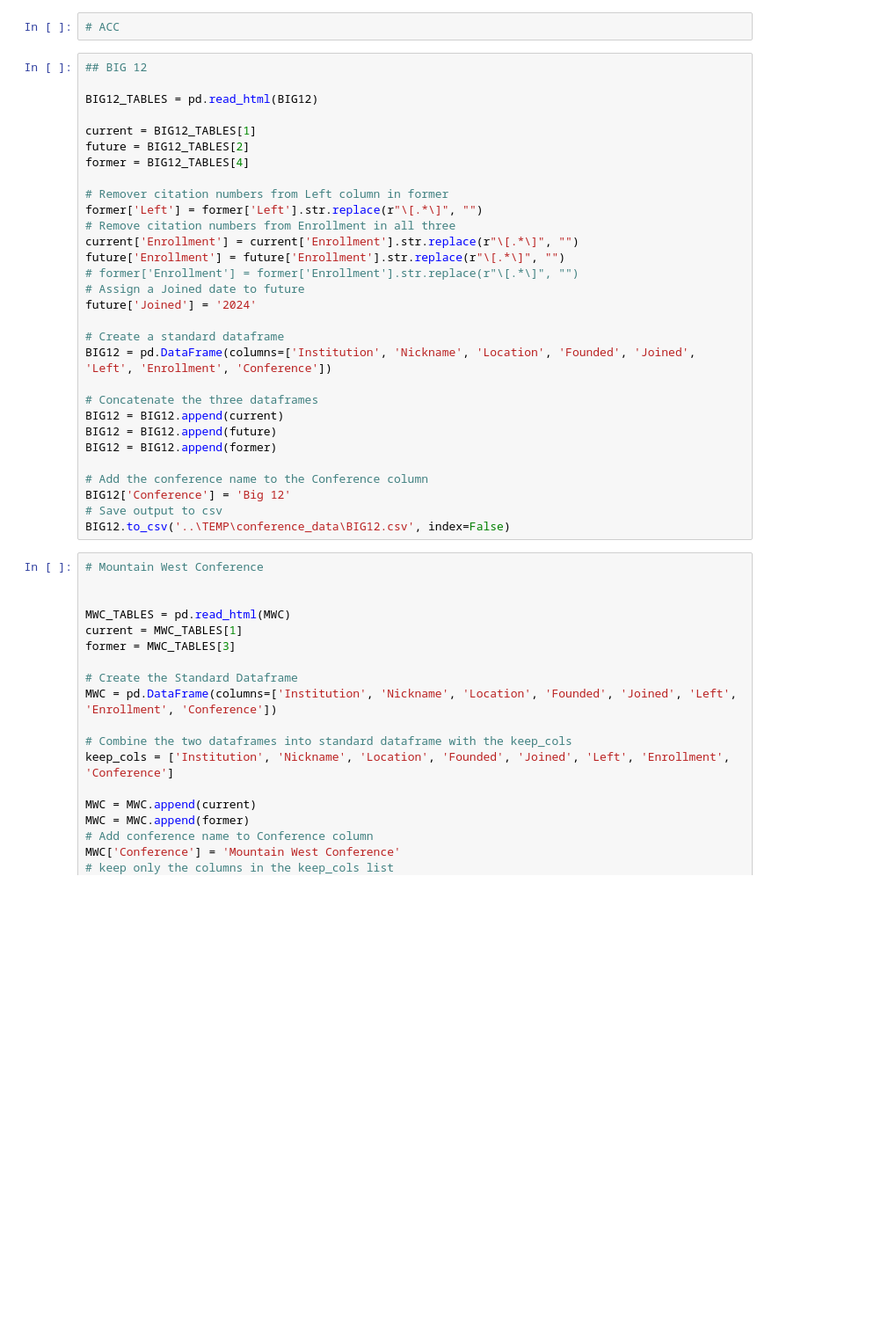
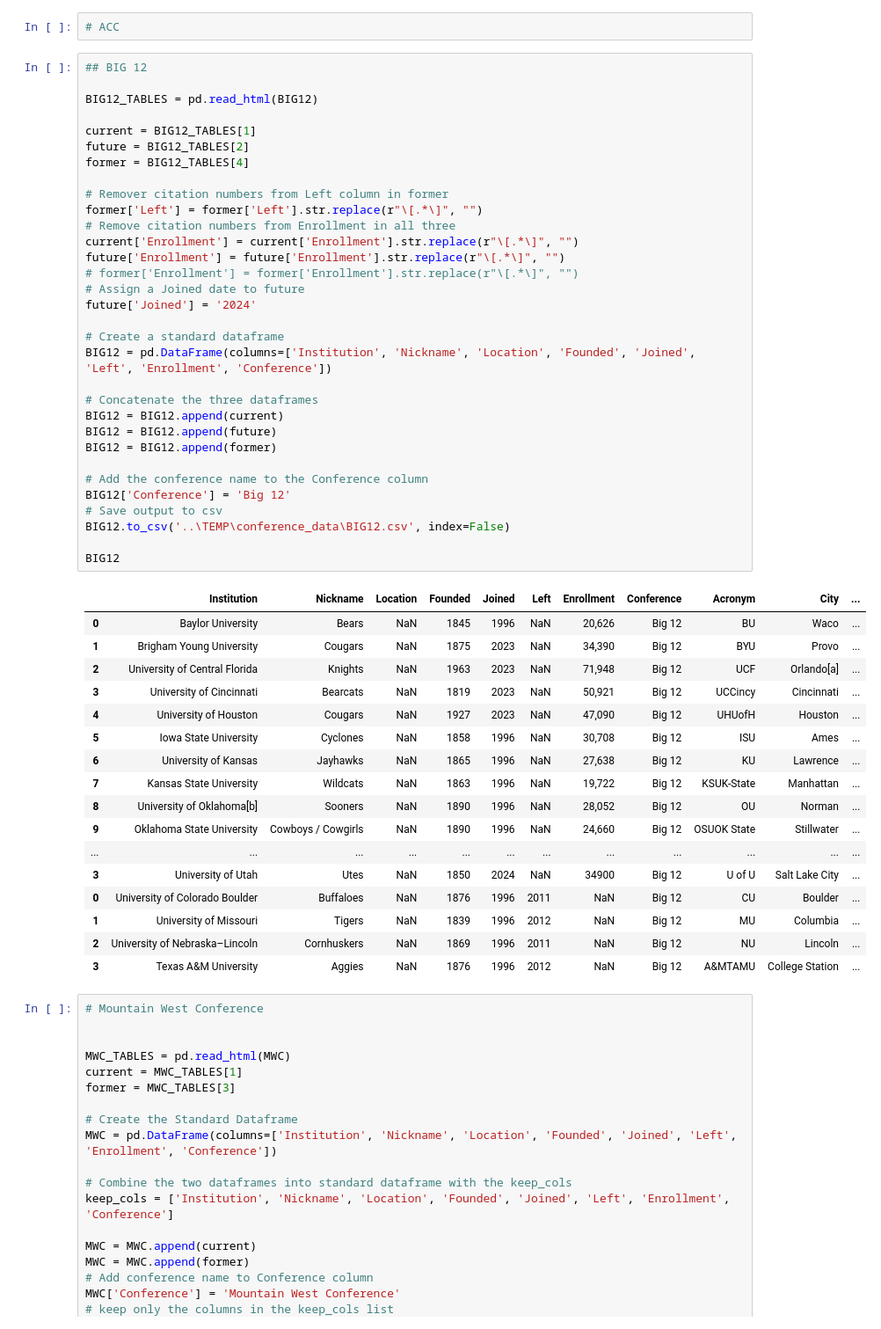
Before and after one commit to JSmith1826/cfb_conferences, a Jupyter notebook: workbook/conference_scrape_updated.ipynb, the cells around one changed output. Shown at 88% size. Cells and saved outputs as stored; diff of their text form; blank space fills up the shorter version.

```diff
--- a/workbook/conference_scrape_updated.ipynb
+++ b/workbook/conference_scrape_updated.ipynb
@@ -512,33 +507,53 @@ ACC
 # %%
 ## BIG 12
 
 BIG12_TABLES = pd.read_html(BIG12)
 
 current = BIG12_TABLES[1]
 future = BIG12_TABLES[2]
 former = BIG12_TABLES[4]
 
 # Remover citation numbers from Left column in former
 former['Left'] = former['Left'].str.replace(r"\[.*\]", "")
 # Remove citation numbers from Enrollment in all three
 current['Enrollment'] = current['Enrollment'].str.replace(r"\[.*\]", "")
 future['Enrollment'] = future['Enrollment'].str.replace(r"\[.*\]", "")
 # former['Enrollment'] = former['Enrollment'].str.replace(r"\[.*\]", "")
 # Assign a Joined date to future
 future['Joined'] = '2024'
 
 # Create a standard dataframe
 BIG12 = pd.DataFrame(columns=['Institution', 'Nickname', 'Location', 'Founded', 'Joined', 'Left', 'Enrollment', 'Conference'])
 
 # Concatenate the three dataframes
 BIG12 = BIG12.append(current)
 BIG12 = BIG12.append(future)
 BIG12 = BIG12.append(former)
 
 # Add the conference name to the Conference column
 BIG12['Conference'] = 'Big 12'
 # Save output to csv
 BIG12.to_csv('..\TEMP\conference_data\BIG12.csv', index=False)
+
+BIG12
+# %% [output]
+|  | Institution | Nickname | Location | Founded | Joined | Left | Enrollment | Conference | Acronym | City | ... |
+| 0 | Baylor University | Bears | NaN | 1845 | 1996 | NaN | 20,626 | Big 12 | BU | Waco | ... |
+| 1 | Brigham Young University | Cougars | NaN | 1875 | 2023 | NaN | 34,390 | Big 12 | BYU | Provo | ... |
+| 2 | University of Central Florida | Knights | NaN | 1963 | 2023 | NaN | 71,948 | Big 12 | UCF | Orlando[a] | ... |
+| 3 | University of Cincinnati | Bearcats | NaN | 1819 | 2023 | NaN | 50,921 | Big 12 | UCCincy | Cincinnati | ... |
+| 4 | University of Houston | Cougars | NaN | 1927 | 2023 | NaN | 47,090 | Big 12 | UHUofH | Houston | ... |
+| 5 | Iowa State University | Cyclones | NaN | 1858 | 1996 | NaN | 30,708 | Big 12 | ISU | Ames | ... |
+| 6 | University of Kansas | Jayhawks | NaN | 1865 | 1996 | NaN | 27,638 | Big 12 | KU | Lawrence | ... |
+| 7 | Kansas State University | Wildcats | NaN | 1863 | 1996 | NaN | 19,722 | Big 12 | KSUK-State | Manhattan | ... |
+| 8 | University of Oklahoma[b] | Sooners | NaN | 1890 | 1996 | NaN | 28,052 | Big 12 | OU | Norman | ... |
+| 9 | Oklahoma State University | Cowboys / Cowgirls | NaN | 1890 | 1996 | NaN | 24,660 | Big 12 | OSUOK State | Stillwater | ... |
+| ... | ... | ... | ... | ... | ... | ... | ... | ... | ... | ... | ... |
+| 3 | University of Utah | Utes | NaN | 1850 | 2024 | NaN | 34900 | Big 12 | U of U | Salt Lake City | ... |
+| 0 | University of Colorado Boulder | Buffaloes | NaN | 1876 | 1996 | 2011 | NaN | Big 12 | CU | Boulder | ... |
+| 1 | University of Missouri | Tigers | NaN | 1839 | 1996 | 2012 | NaN | Big 12 | MU | Columbia | ... |
+| 2 | University of Nebraska–Lincoln | Cornhuskers | NaN | 1869 | 1996 | 2011 | NaN | Big 12 | NU | Lincoln | ... |
+| 3 | Texas A&M University | Aggies | NaN | 1876 | 1996 | 2012 | NaN | Big 12 | A&MTAMU | College Station | ... |
 # %%
 # Mountain West Conference
 
```
Also changed, not shown: parts of 4 cells of this notebook, 7 other files.
